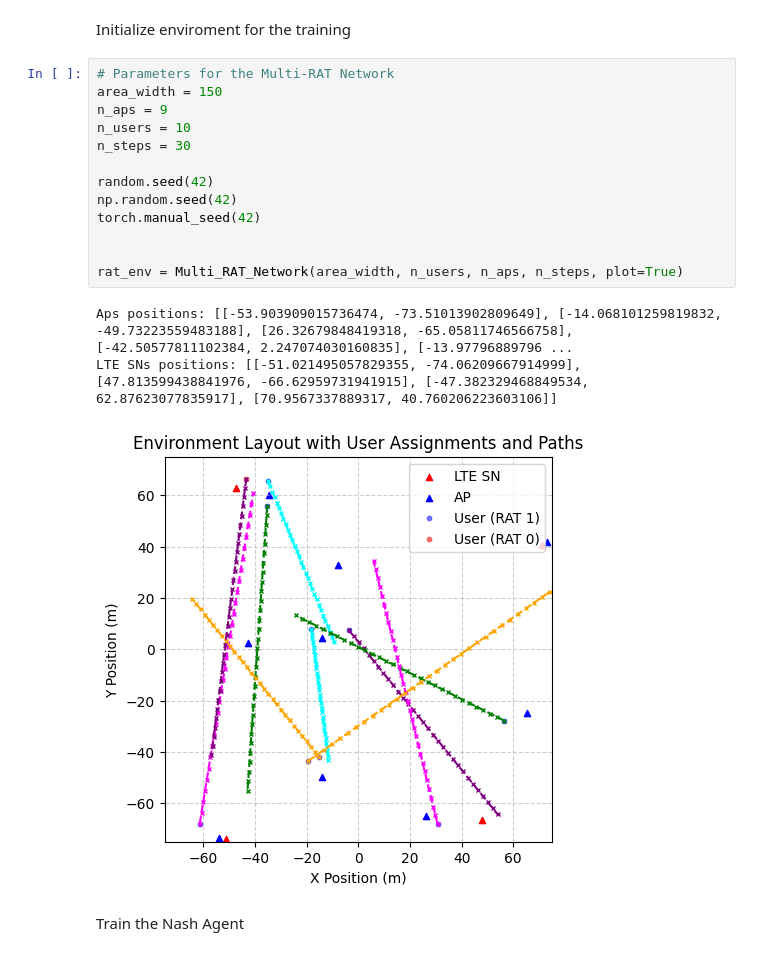
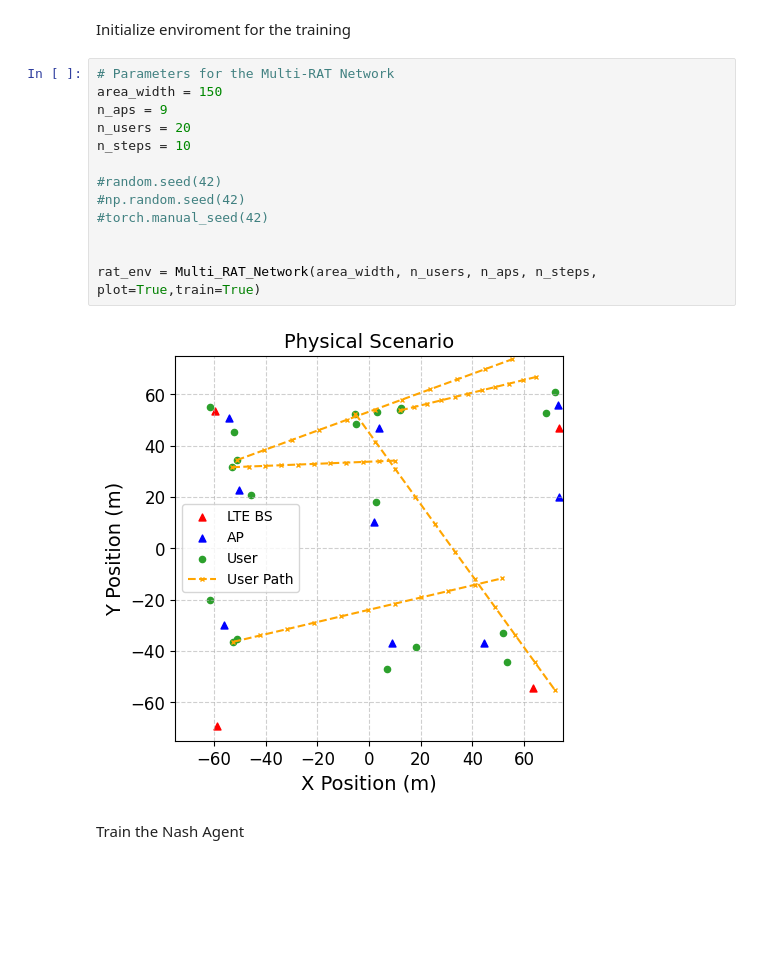
Before and after one commit to AlvaroSolana/DQN_RAT_Selection, a Jupyter notebook: RAT_training.ipynb, the cells around one changed output. Cells and saved outputs as stored; diff of their text form; blank space fills up the shorter version.

```diff
--- a/RAT_training.ipynb
+++ b/RAT_training.ipynb
@@ -12,20 +12,18 @@ Initialize enviroment for the training
 # %%
 # Parameters for the Multi-RAT Network
 area_width = 150
 n_aps = 9
-n_users = 10
-n_steps = 30
+n_users = 20
+n_steps = 10
 
-random.seed(42)
-np.random.seed(42)
-torch.manual_seed(42)
+#random.seed(42)
+#np.random.seed(42)
+#torch.manual_seed(42)
 
 
-rat_env = Multi_RAT_Network(area_width, n_users, n_aps, n_steps, plot=True)
+rat_env = Multi_RAT_Network(area_width, n_users, n_aps, n_steps, plot=True,train=True)
 # %% [output]
-Aps positions: [[-53.903909015736474, -73.51013902809649], [-14.068101259819832, -49.73223559483188], [26.32679848419318, -65.05811746566758], [-42.50577811102384, 2.247074030160835], [-13.97796889796 ...
-LTE SNs positions: [[-51.021495057829355, -74.06209667914999], [47.813599438841976, -66.62959731941915], [-47.382329468849534, 62.87623077835917], [70.9567337889317, 40.760206223603106]]
-[figure, old version]
+[figure, new version]
 # %% [markdown]
 Train the Nash Agent
 # %%
```
Also changed, not shown: parts of 8 cells of this notebook, 11 other files.
